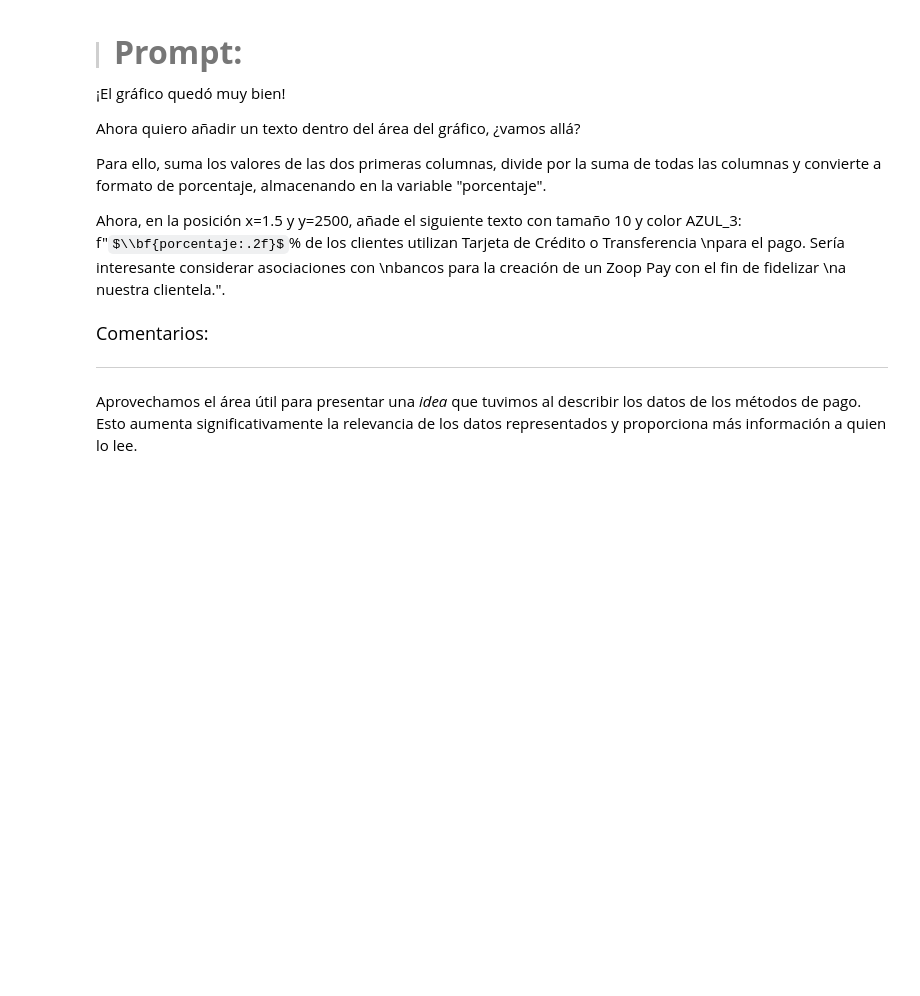
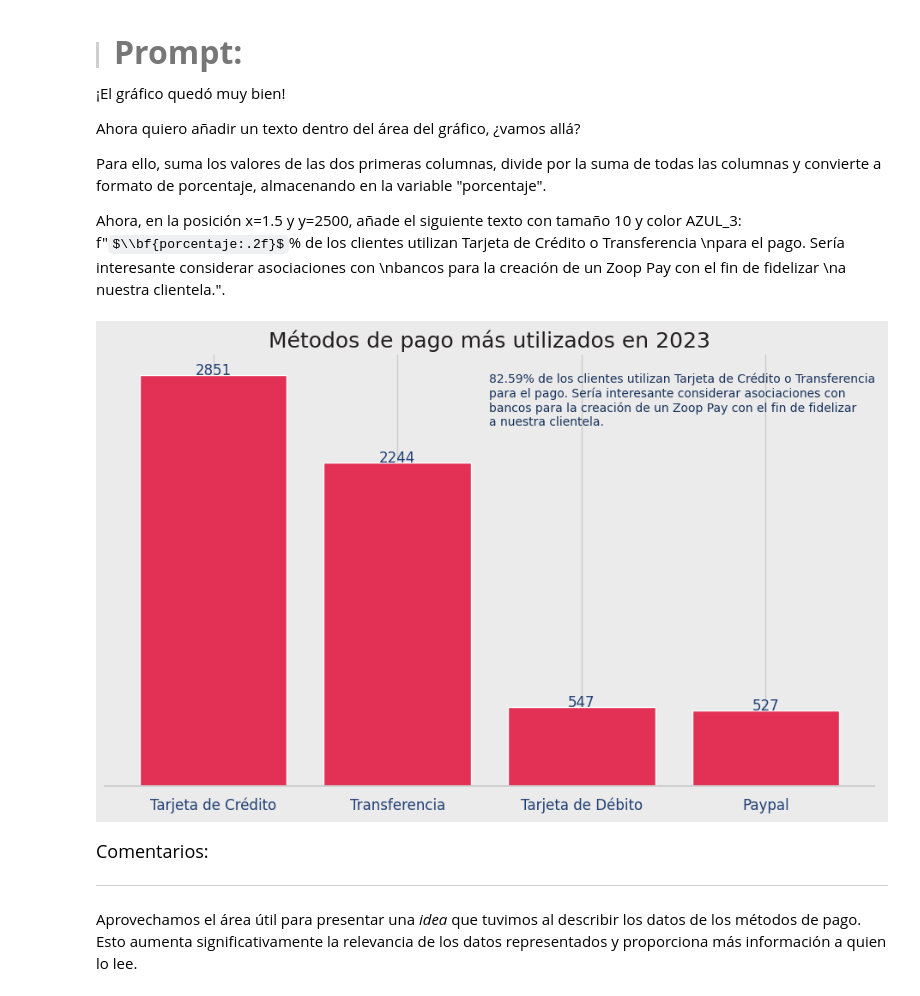
Before and after one commit to Starleen1996/Pandas-E-S, a Jupyter notebook: IA_aplicada_a_ciencia_de_datos.ipynb, the cells around one changed output. Saved outputs shown, nothing was run; the diff lists cells and outputs as text; code cells hidden in the pictures; some formulas as TeX source; blank space fills up the shorter version.

```diff
--- a/IA_aplicada_a_ciencia_de_datos.ipynb
+++ b/IA_aplicada_a_ciencia_de_datos.ipynb
@@ -1431,6 +1479,68 @@ Ahora quiero añadir un texto dentro del área del gráfico, ¿vamos allá?
 Para ello, suma los valores de las dos primeras columnas, divide por la suma de todas las columnas y convierte a formato de porcentaje, almacenando en la variable "porcentaje".
 
 Ahora, en la posición x=1.5 y y=2500, añade el siguiente texto con tamaño 10 y color AZUL_3: f"$\\bf{porcentaje:.2f}$% de los clientes utilizan Tarjeta de Crédito o Transferencia \npara el pago. Sería interesante considerar asociaciones con \nbancos para la creación de un Zoop Pay con el fin de fidelizar \na nuestra clientela.".
+# %%
+# Datos de ejemplo
+metodo_pago_counts = df['metodo_pago'].value_counts()
+
+# Cálculo del porcentaje
+top2_sum = metodo_pago_counts.iloc[0] + metodo_pago_counts.iloc[1]
+total_sum = metodo_pago_counts.sum()
+porcentaje = (top2_sum / total_sum) * 100
+
+# Crear figura
+fig, ax = plt.subplots(figsize=(10, 6))
+fig.patch.set_facecolor(GRIS_1)
+ax.set_facecolor(GRIS_1)
+
+# Barras
+bars = ax.bar(
+    metodo_pago_counts.index,
+    metodo_pago_counts.values,
+    color=ROJO_1
+)
+
+# Título
+ax.set_title("Métodos de pago más utilizados en 2023", fontsize=18, color=GRIS_5)
+
+# Estilo eje y
+ax.set_ylabel("")
+ax.set_yticks([])
+
+# Estilo eje x
+ax.set_xlabel("")
+ax.set_xticklabels(metodo_pago_counts.index, fontsize=12, color=AZUL_1)
+ax.tick_params(axis='x', labelsize=12)
+
+# Eliminar bordes
+for spine in ['top', 'right', 'left']:
+    ax.spines[spine].set_visible(False)
+
+# Etiquetas sobre barras
+for bar in bars:
+    height = bar.get_height()
+    ax.text(
+        bar.get_x() + bar.get_width() / 2,
+        height + 0.5,
+        str(int(height)),
+        ha='center',
+        fontsize=12,
+        color=AZUL_1
+    )
+
+# Añadir texto con análisis
+ax.text(
+    x=1.5,
+    y=2500,
+    s=f"{porcentaje:.2f}% de los clientes utilizan Tarjeta de Crédito o Transferencia \npara el pago. Sería interesante considerar asociaciones con \nbancos para la creación de un Zoop Pay con el fin de fidelizar \na nuestra clientela.",
+    fontsize=10,
+    color=AZUL_3
+)
+
+plt.tight_layout()
+plt.show()
+# %% [output]
+[figure, added]
 # %% [markdown]
 <font color="7b71ff" size=4> Comentarios: </font>
 
```
Also changed, not shown: parts of 1 cell of this notebook.
